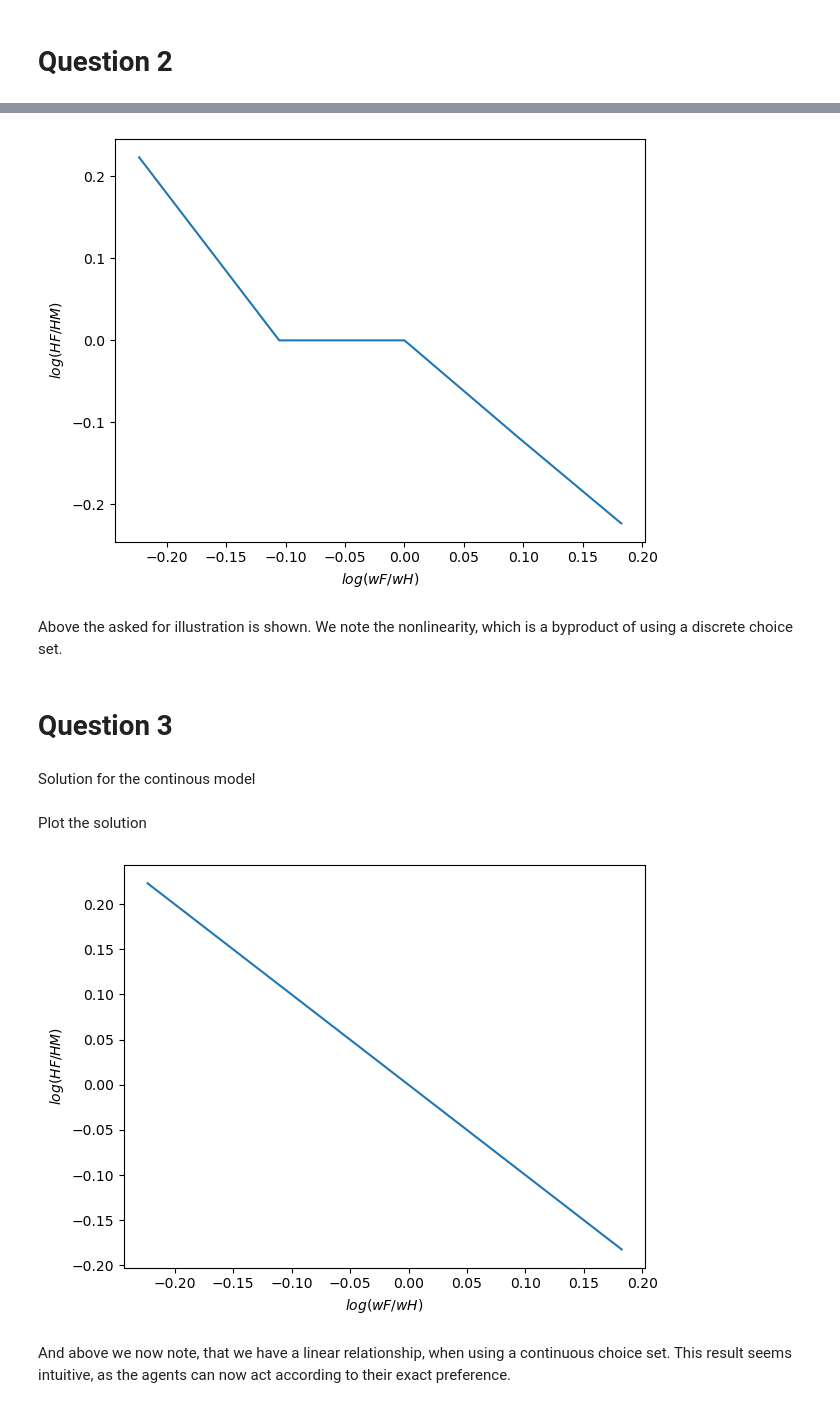
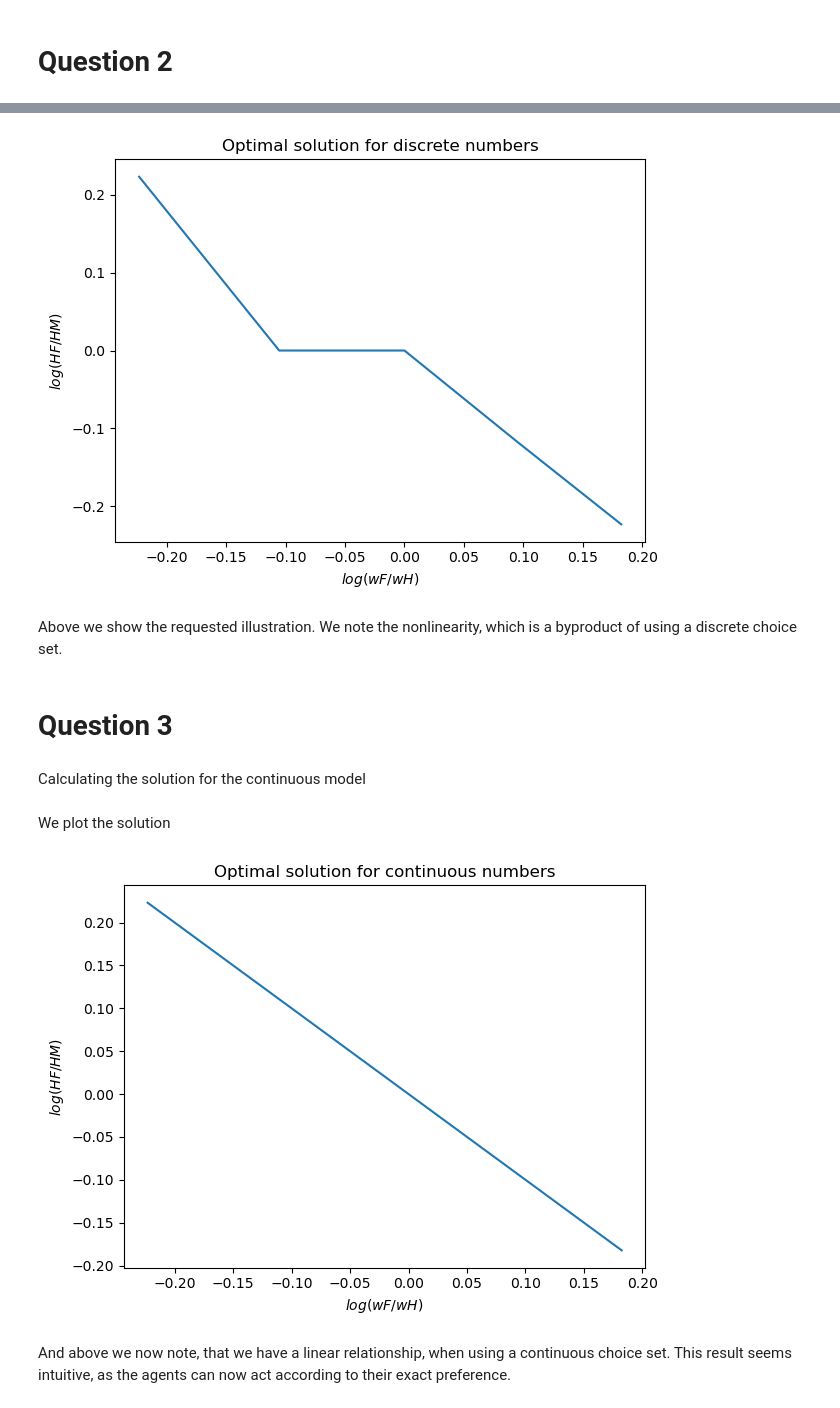
Before and after one commit to NumEconCopenhagen/projects-2023-jacob-per, a Jupyter notebook: inauguralproject/inauguralproject.ipynb, the cells around one changed output, grey strips where cells are left out. Saved outputs shown, nothing was run; the diff lists cells and outputs as text; code cells hidden in the pictures.

```diff
--- a/inauguralproject/inauguralproject.ipynb
+++ b/inauguralproject/inauguralproject.ipynb
@@ -98,37 +99,39 @@ ax.plot(np.log(model.par.wF_vec),logH_ratio_discrete)
 # b. labels
 ax.set_xlabel('$log(wF/wH)$')
 ax.set_ylabel('$log(HF/HM)$')
+plt.title('Optimal solution for discrete numbers')
 
 # tight layout
 fig.tight_layout()
 # %% [output]
-[figure, old version]
+[figure, new version]
 # %% [markdown]
-Above the asked for illustration is shown. We note the nonlinearity, which is a byproduct of using a discrete choice set.
+Above we show the requested illustration. We note the nonlinearity, which is a byproduct of using a discrete choice set.
 # %% [markdown]
 # Question 3
 # %% [markdown]
-Solution for the continous model
+Calculating the solution for the continuous model
 # %%
 # a. solve the continuous solution and save the log of household work ratio
 sol = model.solve_wF_vec()
 logH_ratio = np.log(sol.HF_vec/sol.HM_vec)
 # %% [markdown]
-Plot the solution
+We plot the solution
 # %%
 # a. plot
 fig = plt.figure()
 ax = fig.add_subplot(1,1,1)
 ax.plot(np.log(model.par.wF_vec),logH_ratio)
 
 # b. labels
 ax.set_xlabel('$log(wF/wH)$')
 ax.set_ylabel('$log(HF/HM)$')
+plt.title('Optimal solution for continuous numbers')
 
 # tight layout
 fig.tight_layout()
 # %% [output]
-[figure, old version]
+[figure, new version]
 # %% [markdown]
 And above we now note, that we have a linear relationship, when using a continuous choice set. This result seems intuitive, as the agents can now act according to their exact preference.
 # %% [markdown]
```
Also changed, not shown: parts of 11 cells of this notebook.
